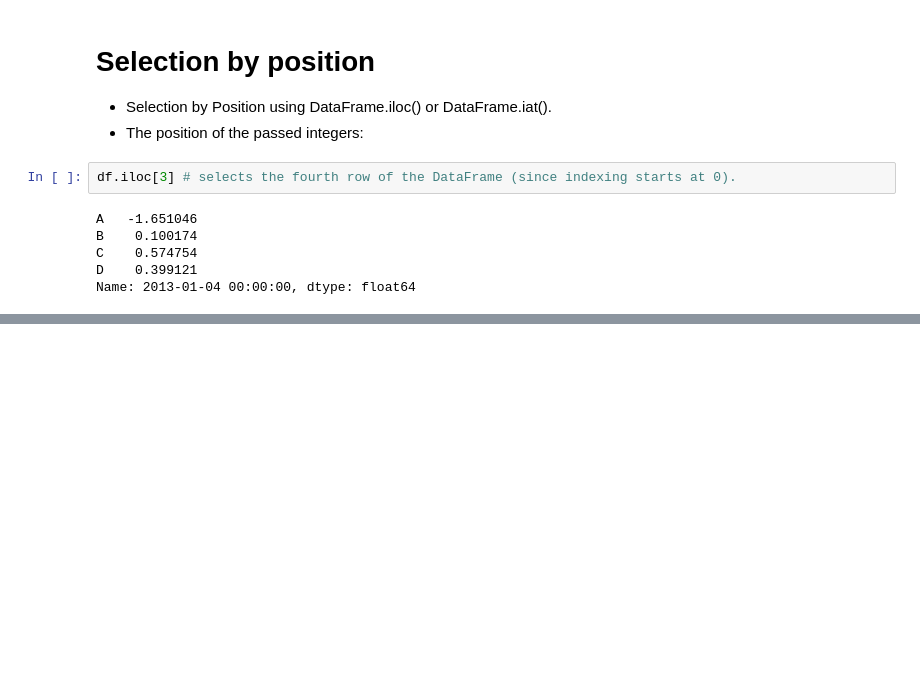
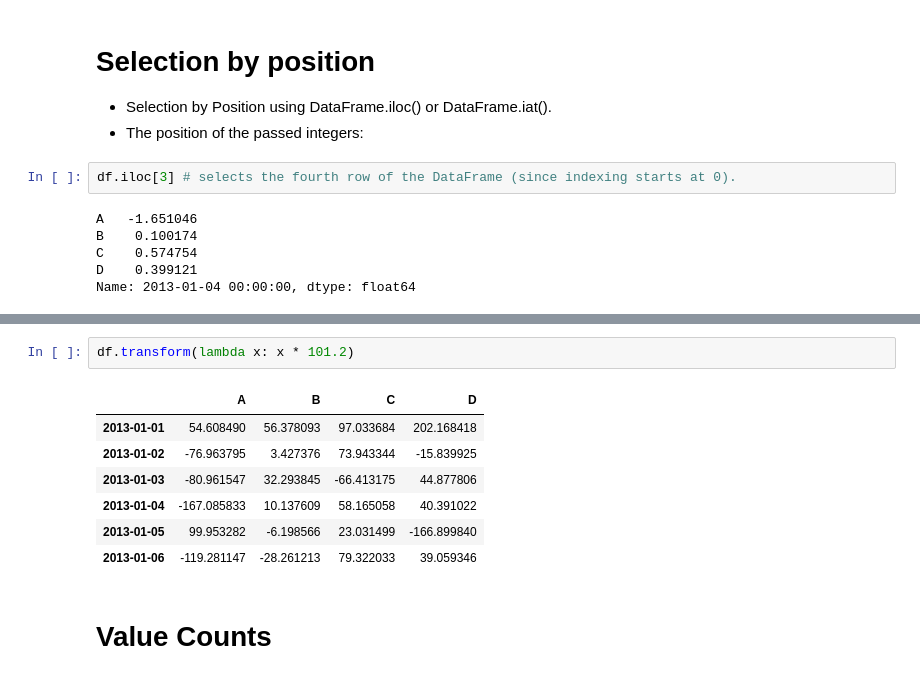
Before and after one commit to AltafHussain533/pandas-for-data-science, a Jupyter notebook: pandas.ipynb, the cells around one changed output, grey strips where cells are left out. Drawn from its saved outputs; the diff is of its cells as text; blank space fills up the shorter version.

```diff
--- a/pandas.ipynb
+++ b/pandas.ipynb
@@ -816,0 +915,12 @@ Name: 2013-01-04 00:00:00, dtype: float64
+# %%
+df.transform(lambda x: x * 101.2)
+# %% [output]
+|  | A | B | C | D |
+| 2013-01-01 | 54.608490 | 56.378093 | 97.033684 | 202.168418 |
+| 2013-01-02 | -76.963795 | 3.427376 | 73.943344 | -15.839925 |
+| 2013-01-03 | -80.961547 | 32.293845 | -66.413175 | 44.877806 |
+| 2013-01-04 | -167.085833 | 10.137609 | 58.165058 | 40.391022 |
+| 2013-01-05 | 99.953282 | -6.198566 | 23.031499 | -166.899840 |
+| 2013-01-06 | -119.281147 | -28.261213 | 79.322033 | 39.059346 |
+# %% [markdown]
+# Value Counts
```
Also changed, not shown: parts of 29 cells of this notebook.
